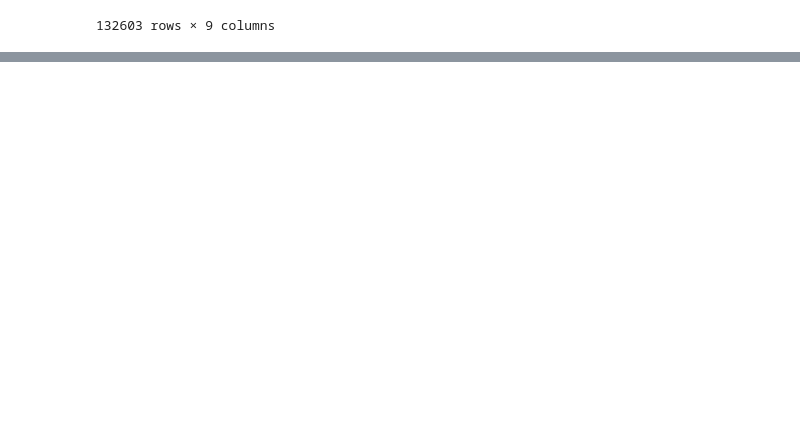
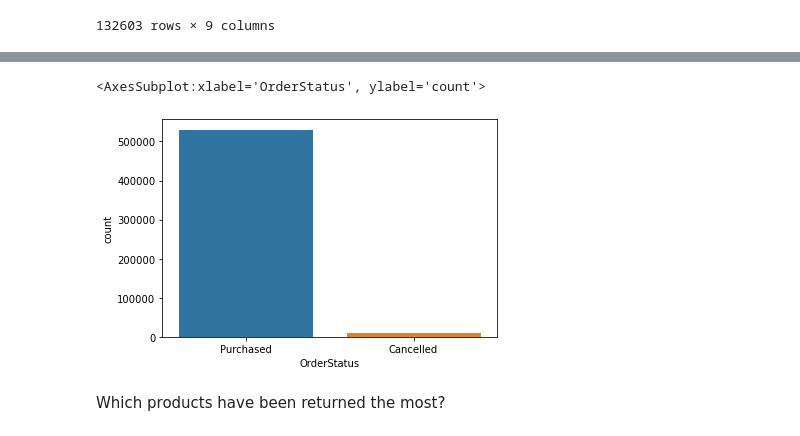
Before and after one commit to mwirigikainyu/Retail-Store-Orders-EDA, a Jupyter notebook: Online_Retail_EDA.ipynb, the cells around one changed output, grey strips where cells are left out. Saved outputs shown, nothing was run; the diff lists cells and outputs as text; code cells hidden in the pictures; blank space fills up the shorter version.

```diff
--- a/Online_Retail_EDA.ipynb
+++ b/Online_Retail_EDA.ipynb
@@ -259,0 +262,13 @@ orders.head()
+# %%
+# Create Year, Month and Day columns from datetime InvoiceDate column
+orders['Year']= orders['InvoiceDate'].dt.year
+orders['Month']= orders['InvoiceDate'].dt.month
+orders['WeekofYear'] = orders['InvoiceDate'].dt.isocalendar().week
+# %%
+# Create a column highlighting whether an order was completed or cancelled
+orders['OrderStatus'] = orders['Quantity'].apply(lambda s:'Cancelled' if s < 0 else 'Purchased')
+# %%
+sns.countplot(x=orders['OrderStatus'])
+# %% [output]
+<AxesSubplot:xlabel='OrderStatus', ylabel='count'>
+[figure, added]
@@ -259,0 +281,2 @@ orders.head()
+# %% [markdown]
+Which products have been returned the most?
```
Also changed, not shown: parts of 17 cells of this notebook.
